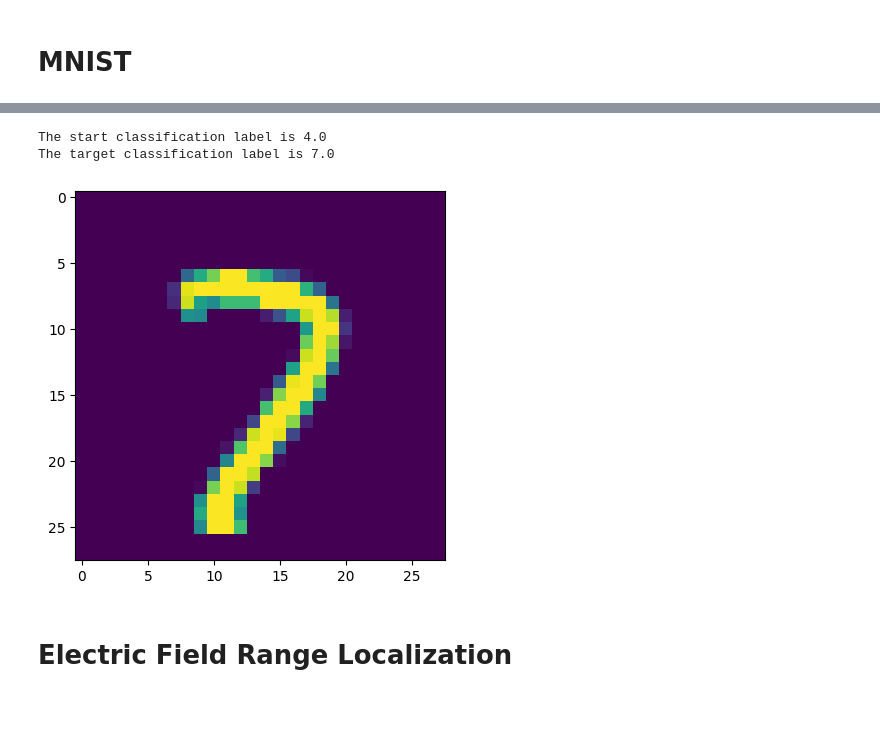
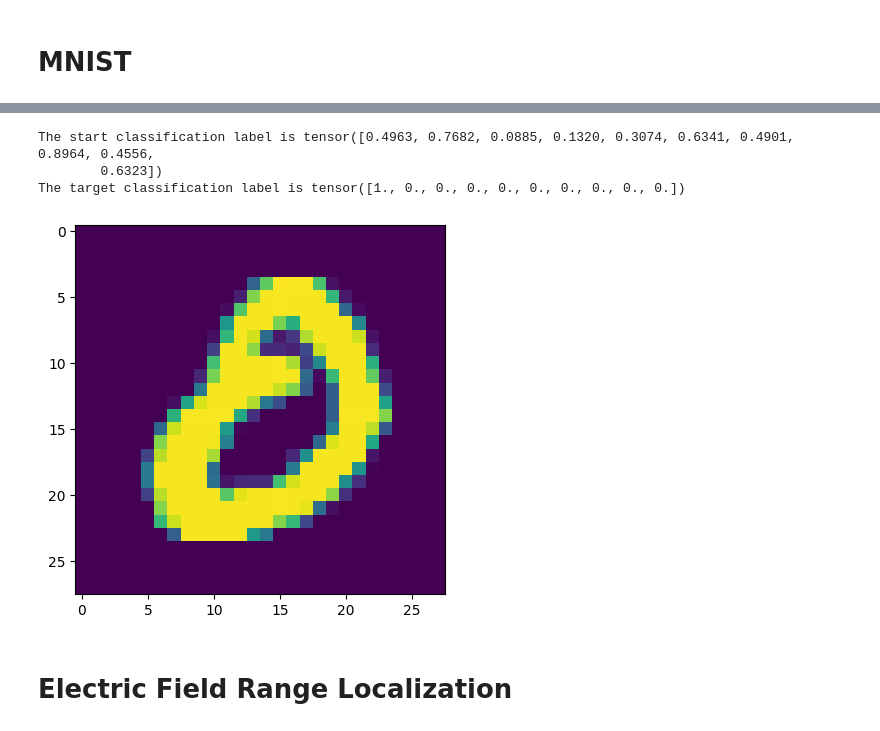
Before and after one commit to rcpaffenroth/iterativennsimple, a Jupyter notebook: notebooks/1-rcp-generate-data.ipynb, the cells around one changed output, grey strips where cells are left out. Cells and saved outputs as stored; diff of their text form; code cells hidden in the pictures.

```diff
--- a/notebooks/1-rcp-generate-data.ipynb
+++ b/notebooks/1-rcp-generate-data.ipynb
@@ -257,14 +257,14 @@ name='MNIST'
 # Define the transformation to apply to the MNIST images
 transform = transforms.Compose([
     transforms.ToTensor(),
-    #transforms.Normalize((0.5,), (0.5,))
+    transforms.Normalize((0.5,), (0.5,))
 ])
 
 # Load the MNIST dataset
 mnist_dataset = datasets.MNIST(root='../data/external/', train=True, download=True, transform=transform)
 
 # Define the number of digits and the dimensionality of each vector
-num_digits = 10000
+num_digits = 60000
 vector_dim = 28 * 28
 
 # Create a list of PyTorch tensors containing the MNIST digits
@@ -275,8 +275,10 @@ for i in range(num_digits):
     # Flatten the image into a PyTorch tensor
     digit_tensor = random_image.view(-1)
 
-    # Append the classification label to the end of the tensor
-    digit_tensor = torch.cat((digit_tensor, torch.tensor([label])))
+    # Append the classification label as a one-hot encoding to the end of the tensor
+    one_hot = torch.zeros(10)
+    one_hot[label] = 1
+    digit_tensor = torch.cat((digit_tensor, one_hot))
 
     # Append the tensor to the list of digit tensors
     digit_tensors.append(digit_tensor)
@@ -285,4 +287,4 @@ for i in range(num_digits):
 x_on = torch.stack(digit_tensors)
 # x_ff contains the MNIST digits with a random classification
 x_off = torch.stack(digit_tensors)
-x_off[:, -1] = torch.randint(10, size=(num_digits,))
+x_off[:, -10:] = torch.rand(size=(num_digits,10))
@@ -308,13 +291,14 @@ Extracting ../data/external/MNIST/raw/t10k-labels-idx1-ubyte.gz to ../data/exter
 # %%
 plot_index = 0
 fig, ax = plt.subplots()
-ax.imshow(x_on[plot_index, :-1].view(28, 28).numpy())
-print(f'The start classification label is {x_off[plot_index,-1]}')
-print(f'The target classification label is {x_on[plot_index,-1]}')
+ax.imshow(x_on[plot_index, :-10].view(28, 28).numpy())
+print(f'The start classification label is {x_off[plot_index,-10:]}')
+print(f'The target classification label is {x_on[plot_index,-10:]}')
 # %% [output]
-The start classification label is 4.0
-The target classification label is 7.0
+The start classification label is tensor([0.4963, 0.7682, 0.0885, 0.1320, 0.3074, 0.6341, 0.4901, 0.8964, 0.4556,
+        0.6323])
+The target classification label is tensor([1., 0., 0., 0., 0., 0., 0., 0., 0., 0.])
-[figure, old version]
+[figure, new version]
 # %%
 start_data = {f'x{i}': x_off[:,i] for i in range(x_off.shape[1])}
 target_data = {f'x{i}': x_on[:,i] for i in range(x_on.shape[1])}
```
Also changed, not shown: parts of 11 cells of this notebook, 2 other files.
